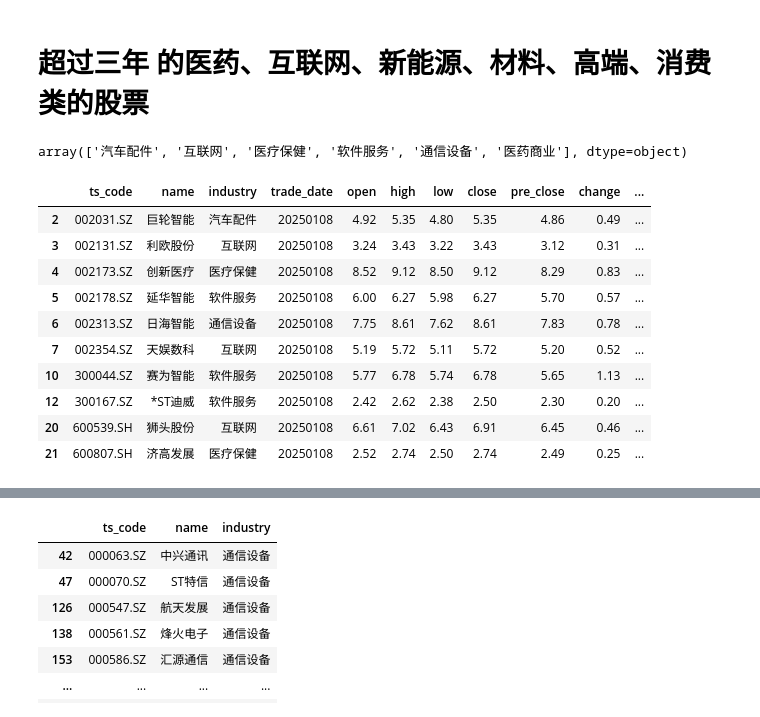
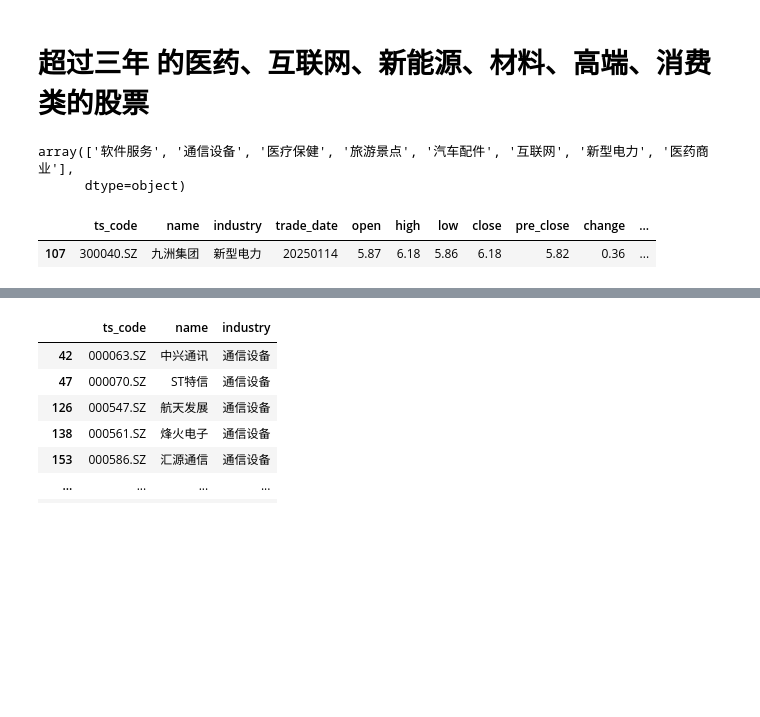
Before and after one commit to whgloveucq/jupyterfiles, a Jupyter notebook: OApractice/stock_study2023.ipynb, the cells around one changed output, grey strips where cells are left out. Drawn from its saved outputs; the diff is of its cells as text; code cells hidden in the pictures; blank space fills up the shorter version.

```diff
--- a/OApractice/stock_study2023.ipynb
+++ b/OApractice/stock_study2023.ipynb
@@ -255,7 +256,7 @@ from datetime import datetime,timedelta
 # df_stocks_age_gt3_base.head(1000)
 #日行情信息 及晒选。
 # trdate=(datetime.today().date() - timedelta(days=0)).strftime('%Y%m%d')
-trdate='20250108'
+trdate='20250114'
 #交易日期所在周
 # trdate_week=
 
@@ -277,18 +278,10 @@ df_selected_tmp2=pd.merge(df_selected_tmp1,df_index_daily,on=["ts_code","trade_d
 # %%
 df_selected_tmp2.industry.unique()
 # %% [output]
-array(['汽车配件', '互联网', '医疗保健', '软件服务', '通信设备', '医药商业'], dtype=object)
+array(['软件服务', '通信设备', '医疗保健', '旅游景点', '汽车配件', '互联网', '新型电力', '医药商业'],
+      dtype=object)
 # %%
-df_selected_tmp2.query("close<=10")
+df_selected_tmp2.query("close<=10 and industry=='新型电力'")
 # %% [output]
 |  | ts_code | name | industry | trade_date | open | high | low | close | pre_close | change | ... |
-| 2 | 002031.SZ | 巨轮智能 | 汽车配件 | 20250108 | 4.92 | 5.35 | 4.80 | 5.35 | 4.86 | 0.49 | ... |
-| 3 | 002131.SZ | 利欧股份 | 互联网 | 20250108 | 3.24 | 3.43 | 3.22 | 3.43 | 3.12 | 0.31 | ... |
-| 4 | 002173.SZ | 创新医疗 | 医疗保健 | 20250108 | 8.52 | 9.12 | 8.50 | 9.12 | 8.29 | 0.83 | ... |
-| 5 | 002178.SZ | 延华智能 | 软件服务 | 20250108 | 6.00 | 6.27 | 5.98 | 6.27 | 5.70 | 0.57 | ... |
-| 6 | 002313.SZ | 日海智能 | 通信设备 | 20250108 | 7.75 | 8.61 | 7.62 | 8.61 | 7.83 | 0.78 | ... |
-| 7 | 002354.SZ | 天娱数科 | 互联网 | 20250108 | 5.19 | 5.72 | 5.11 | 5.72 | 5.20 | 0.52 | ... |
-| 10 | 300044.SZ | 赛为智能 | 软件服务 | 20250108 | 5.77 | 6.78 | 5.74 | 6.78 | 5.65 | 1.13 | ... |
-| 12 | 300167.SZ | *ST迪威 | 软件服务 | 20250108 | 2.42 | 2.62 | 2.38 | 2.50 | 2.30 | 0.20 | ... |
-| 20 | 600539.SH | 狮头股份 | 互联网 | 20250108 | 6.61 | 7.02 | 6.43 | 6.91 | 6.45 | 0.46 | ... |
-| 21 | 600807.SH | 济高发展 | 医疗保健 | 20250108 | 2.52 | 2.74 | 2.50 | 2.74 | 2.49 | 0.25 | ... |
+| 107 | 300040.SZ | 九洲集团 | 新型电力 | 20250114 | 5.87 | 6.18 | 5.86 | 6.18 | 5.82 | 0.36 | ... |
```
Also changed, not shown: parts of 13 cells of this notebook.
